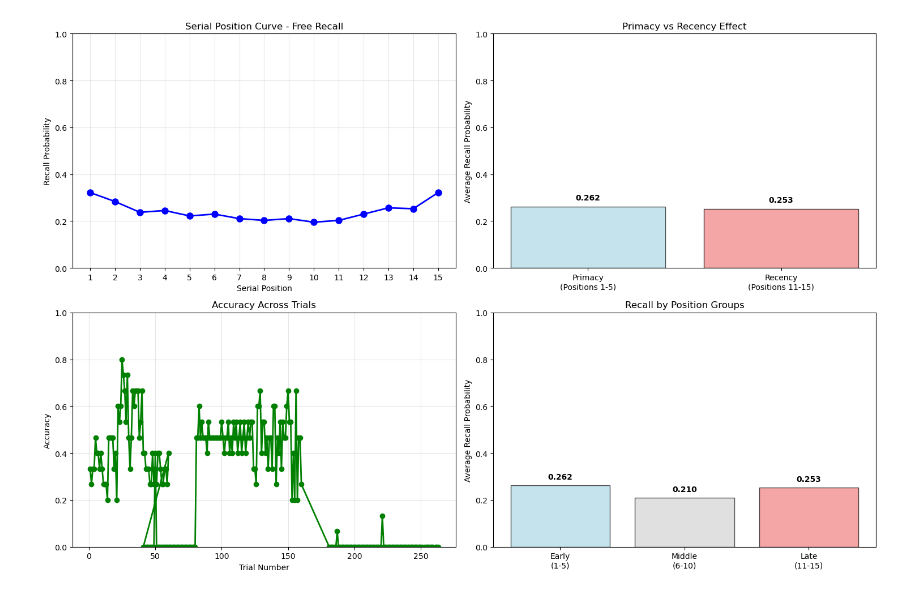
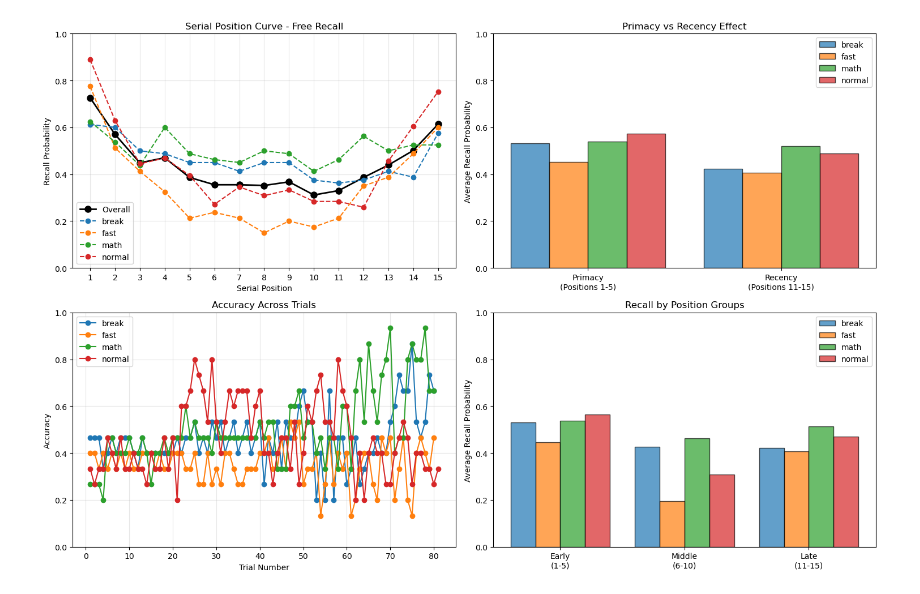
Before and after one commit to OliverJessen/AI-HC-Project1, a Jupyter notebook: analysis/Free_Recall_analysis.ipynb, the cells around one changed output. Saved outputs shown, nothing was run; the diff lists cells and outputs as text; code cells hidden in the pictures.

Commit message:
Free Recall analysis updated

```diff
--- a/analysis/Free_Recall_analysis.ipynb
+++ b/analysis/Free_Recall_analysis.ipynb
@@ -229,0 +235,16 @@ def serial_position_analysis(df):
+# %%
+serial_curves = serial_position_analysis(df_test)
+
+# Overall curve (all conditions pooled)
+overall_curve = [round(x, 3) for x in serial_curves["overall"]]
+
+# Condition-specific curves
+condition_curves = {cond: [round(x, 3) for x in curve]
+                    for cond, curve in serial_curves["per_condition"].items()}
+
+print("Overall recall probs:")
+print(overall_curve)
+
+print("\nPer condition recall probs:")
+for cond, curve in condition_curves.items():
+    print(f"{cond} (80 trials): {curve}")
@@ -232,61 +262,72 @@ def serial_position_analysis(df):
 # %%
-# Get serial position data
-recall_probs = serial_position_analysis(df)
+import matplotlib.pyplot as plt
+import numpy as np
+
+# --- Get serial position data (overall + per condition) ---
+recall_probs_dict = serial_position_analysis(df_test)  # returns {'overall': [...], 'per_condition': {...}}
 positions = list(range(1, 16))
+conditions = list(recall_probs_dict['per_condition'].keys())
 
-# Create plots
+# --- Create plots ---
 fig, ((ax1, ax2), (ax3, ax4)) = plt.subplots(2, 2, figsize=(15, 10))
 
-# 1. Serial Position Curve
-ax1.plot(positions, recall_probs, 'bo-', linewidth=2, markersize=8)
+# 1. Serial Position Curve (Overall + per condition)
+ax1.plot(positions, recall_probs_dict['overall'], 'ko-', linewidth=2, markersize=8, label='Overall')
+for cond in conditions:
+    ax1.plot(positions, recall_probs_dict['per_condition'][cond], marker='o', linestyle='--', label=cond)
 ax1.set_xlabel('Serial Position')
 ax1.set_ylabel('Recall Probability')
 ax1.set_title('Serial Position Curve - Free Recall')
 ax1.grid(True, alpha=0.3)
 ax1.set_ylim(0, 1)
 ax1.set_xticks(range(1, 16))
+ax1.legend()
 
-# 2. Primacy vs Recency
+# 2. Primacy vs Recency (per condition)
 categories = ['Primacy\n(Positions 1-5)', 'Recency\n(Positions 11-15)']
-values = [results_df['primacy'].mean(), results_df['recency'].mean()]
-colors = ['lightblue', 'lightcoral']
+bar_width = 0.2
+x = np.arange(len(categories))
 
-bars = ax2.bar(categories, values, color=colors, alpha=0.7, edgecolor='black')
+for i, cond in enumerate(conditions):
+    values = [results_df[results_df['condition']==cond]['primacy'].mean(),
+              results_df[results_df['condition']==cond]['recency'].mean()]
+    ax2.bar(x + i*bar_width, values, width=bar_width, alpha=0.7, edgecolor='black', label=cond)
+ax2.set_xticks(x + bar_width*(len(conditions)-1)/2)
+ax2.set_xticklabels(categories)
 ax2.set_ylabel('Average Recall Probability')
 ax2.set_title('Primacy vs Recency Effect')
 ax2.set_ylim(0, 1)
+ax2.legend()
 
-for bar, value in zip(bars, values):
-    ax2.text(bar.get_x() + bar.get_width()/2, bar.get_height() + 0.02,
-             f'{value:.3f}', ha='center', va='bottom', fontweight='bold')
-
-# 3. Accuracy by Trial
-ax3.plot(results_df['trial'], results_df['accuracy'], 'go-', linewidth=2, markersize=6)
+# 3. Accuracy by Trial (per condition)
+for cond in conditions:
+    subset = results_df[results_df['condition']==cond]
+    ax3.plot(subset['trial'], subset['accuracy'], marker='o', linestyle='-', markersize=6, label=cond)
 ax3.set_xlabel('Trial Number')
 ax3.set_ylabel('Accuracy')
 ax3.set_title('Accuracy Across Trials')
 ax3.grid(True, alpha=0.3)
 ax3.set_ylim(0, 1)
+ax3.legend()
 
-# 4. Position Groups
+# 4. Position Groups (Overall + per condition)
 positions_grouped = ['Early\n(1-5)', 'Middle\n(6-10)', 'Late\n(11-15)']
-early_prob = np.mean(recall_probs[:5])
-middle_prob = np.mean(recall_probs[5:10])
-late_prob = np.mean(recall_probs[10:15])
+bar_width = 0.2
+x = np.arange(len(positions_grouped))
 
-values_grouped = [early_prob, middle_prob, late_prob]
-colors_grouped = ['lightblue', 'lightgray', 'lightcoral']
+for i, cond in enumerate(conditions):
+    curve = recall_probs_dict['per_condition'][cond]
+    values_grouped = [np.mean(curve[:5]), np.mean(curve[5:10]), np.mean(curve[10:15])]
+    ax4.bar(x + i*bar_width, values_grouped, width=bar_width, alpha=0.7, edgecolor='black', label=cond)
 
-bars2 = ax4.bar(positions_grouped, values_grouped, color=colors_grouped, alpha=0.7, edgecolor='black')
+ax4.set_xticks(x + bar_width*(len(conditions)-1)/2)
+ax4.set_xticklabels(positions_grouped)
 ax4.set_ylabel('Average Recall Probability')
 ax4.set_title('Recall by Position Groups')
 ax4.set_ylim(0, 1)
-
-for bar, value in zip(bars2, values_grouped):
-    ax4.text(bar.get_x() + bar.get_width()/2, bar.get_height() + 0.02,
-             f'{value:.3f}', ha='center', va='bottom', fontweight='bold')
+ax4.legend()
 
 plt.tight_layout()
 plt.show()
 # %% [output]
-[figure, old version]
+[figure, new version]
```
Also changed, not shown: parts of 22 cells of this notebook, 2 other files.
